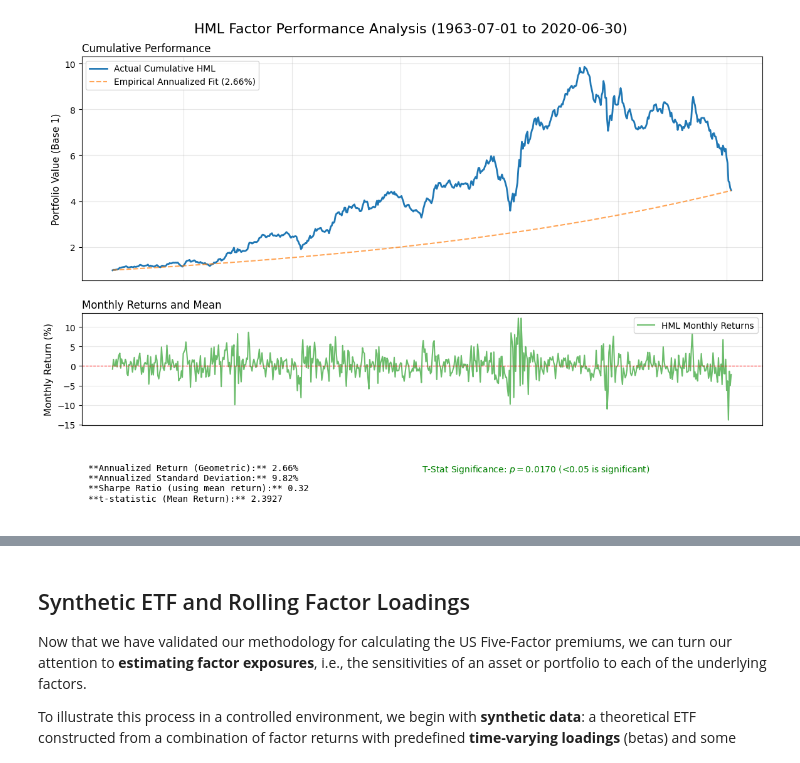
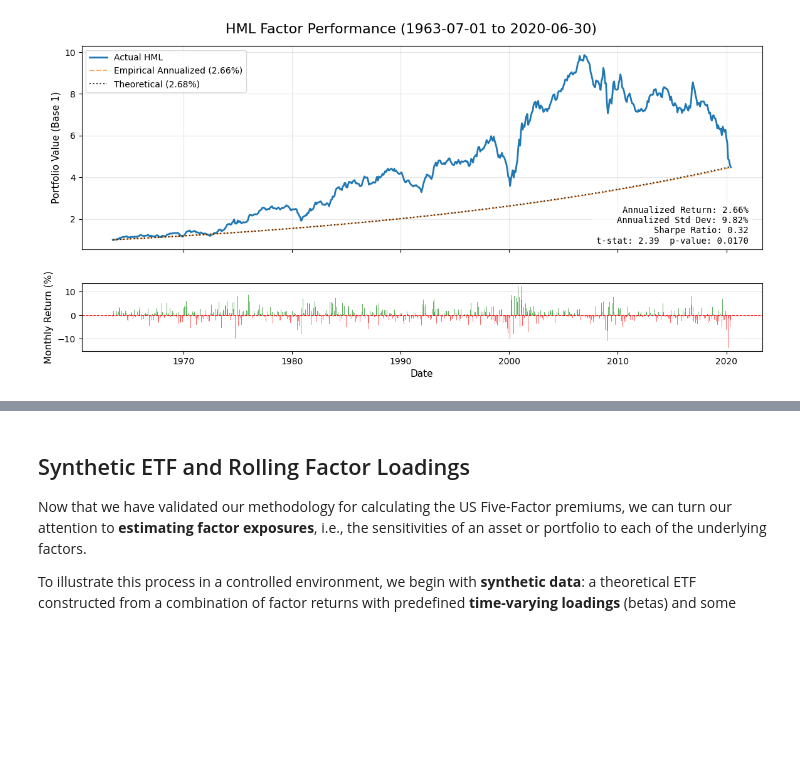
Before and after one commit to husainm97/quant-lab-alpha, a Jupyter notebook: notebooks/factor_premium_tests.ipynb, the cells around one changed output, grey strips where cells are left out. Cells and saved outputs as stored; diff of their text form; code cells hidden in the pictures; blank space fills up the shorter version.

```diff
--- a/notebooks/factor_premium_tests.ipynb
+++ b/notebooks/factor_premium_tests.ipynb
@@ -193,5 +229,5 @@ performance_analysis(ff_factors, 'SMB')
 # %%
-performance_analysis(ff_factors, 'HML')
+analyze_ff_factor(ff_factors, 'HML')
 # %% [output]
-[figure, old version]
+[figure, new version]
 # %%
```
Also changed, not shown: parts of 24 cells of this notebook, 1 other file.
